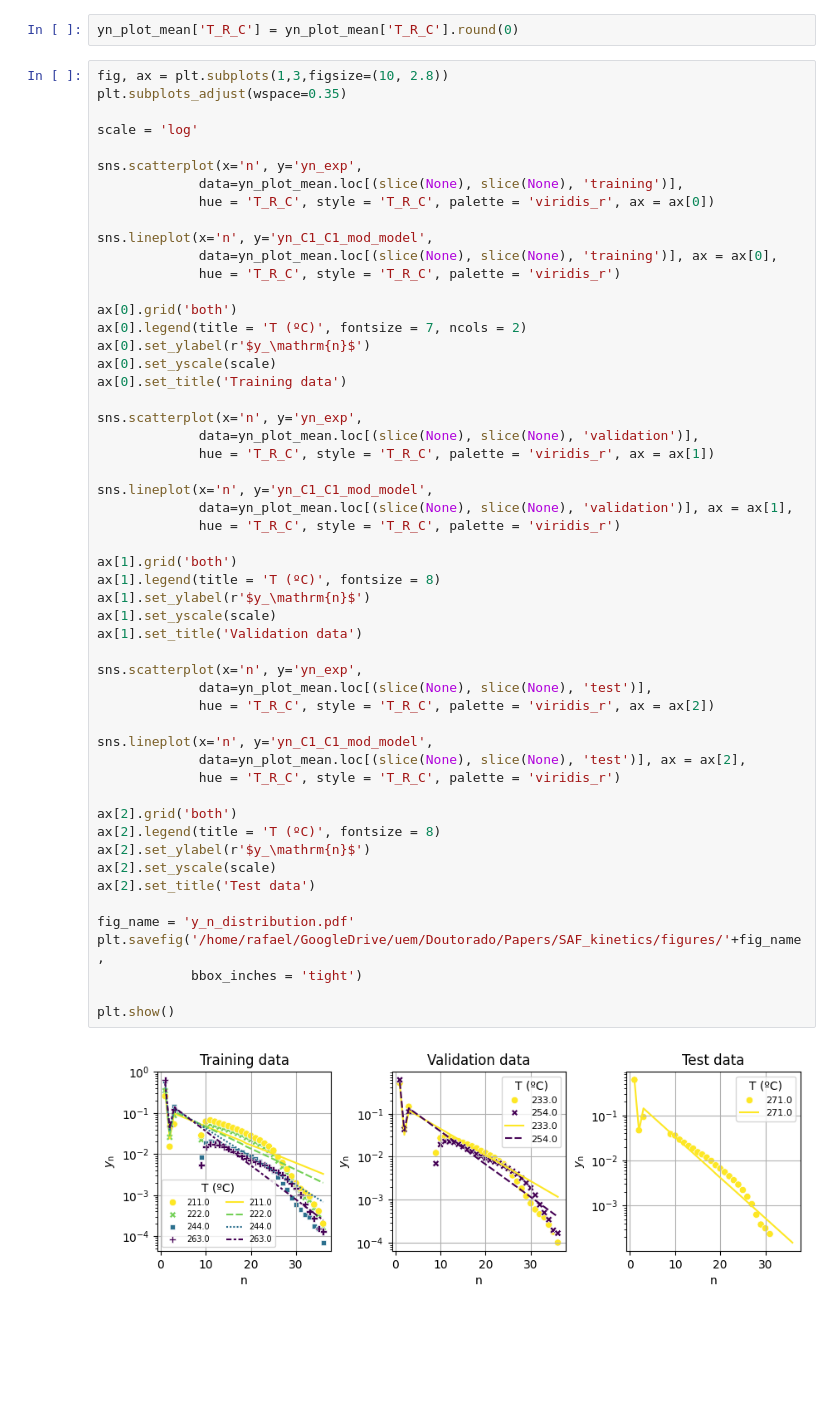
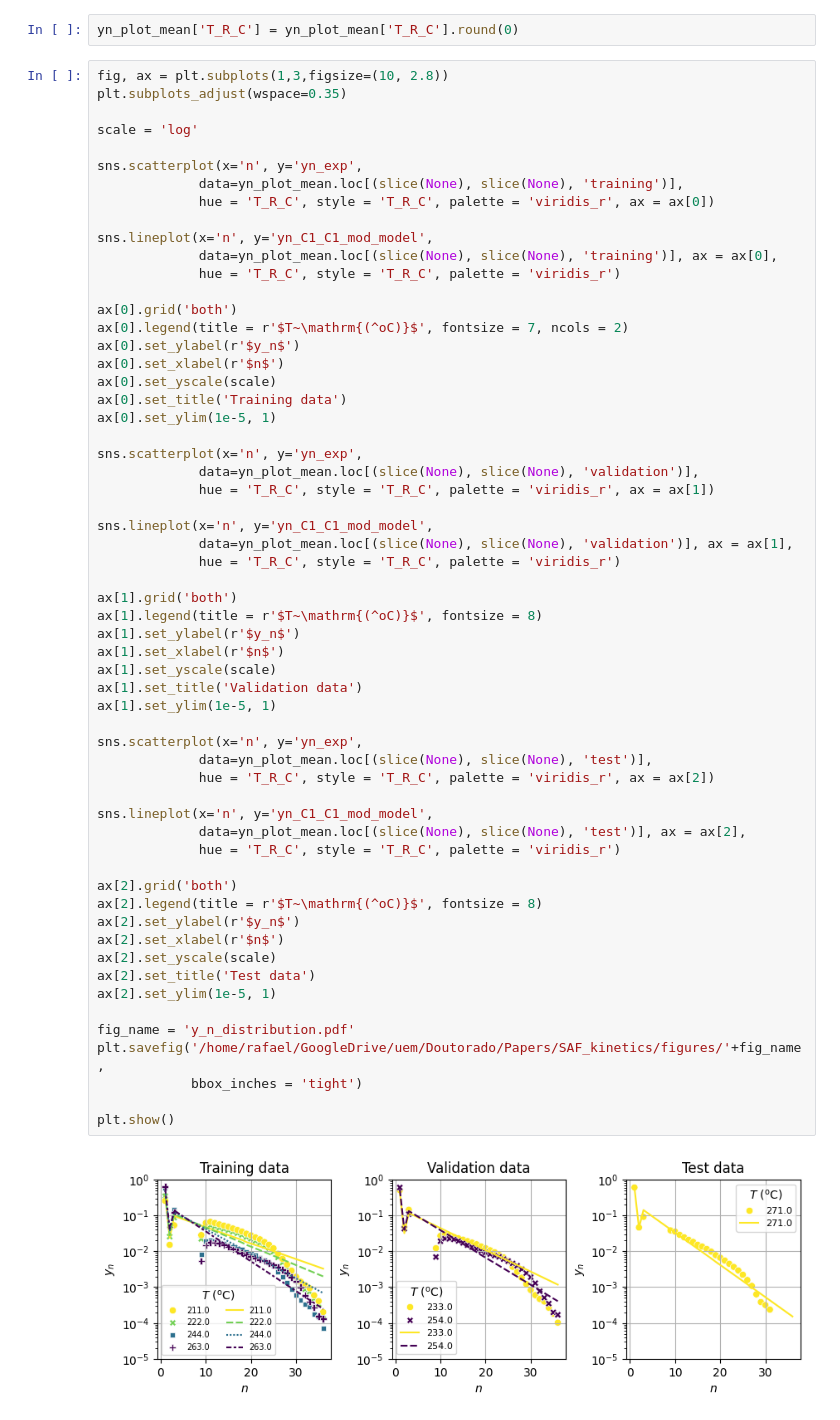
Before and after one commit to rafaelbeloduarte/SAF_kinetics_paper_code_with_WGS, a Jupyter notebook: plot_alpha.ipynb, the cells around one changed output. Drawn from its saved outputs; the diff is of its cells as text; blank space fills up the shorter version.

```diff
--- a/plot_alpha.ipynb
+++ b/plot_alpha.ipynb
@@ -344,46 +341,52 @@ sns.lineplot(x='n', y='yn_C1_C1_mod_model',
              hue = 'T_R_C', style = 'T_R_C', palette = 'viridis_r')
 
 ax[0].grid('both')
-ax[0].legend(title = 'T (ºC)', fontsize = 7, ncols = 2)
-ax[0].set_ylabel(r'$y_\mathrm{n}$')
+ax[0].legend(title = r'$T~\mathrm{(^oC)}$', fontsize = 7, ncols = 2)
+ax[0].set_ylabel(r'$y_n$')
+ax[0].set_xlabel(r'$n$')
 ax[0].set_yscale(scale)
 ax[0].set_title('Training data')
+ax[0].set_ylim(1e-5, 1)
 
 sns.scatterplot(x='n', y='yn_exp',
              data=yn_plot_mean.loc[(slice(None), slice(None), 'validation')],
              hue = 'T_R_C', style = 'T_R_C', palette = 'viridis_r', ax = ax[1])
 
 sns.lineplot(x='n', y='yn_C1_C1_mod_model',
              data=yn_plot_mean.loc[(slice(None), slice(None), 'validation')], ax = ax[1],
              hue = 'T_R_C', style = 'T_R_C', palette = 'viridis_r')
 
 ax[1].grid('both')
-ax[1].legend(title = 'T (ºC)', fontsize = 8)
-ax[1].set_ylabel(r'$y_\mathrm{n}$')
+ax[1].legend(title = r'$T~\mathrm{(^oC)}$', fontsize = 8)
+ax[1].set_ylabel(r'$y_n$')
+ax[1].set_xlabel(r'$n$')
 ax[1].set_yscale(scale)
 ax[1].set_title('Validation data')
+ax[1].set_ylim(1e-5, 1)
 
 sns.scatterplot(x='n', y='yn_exp',
              data=yn_plot_mean.loc[(slice(None), slice(None), 'test')],
              hue = 'T_R_C', style = 'T_R_C', palette = 'viridis_r', ax = ax[2])
 
 sns.lineplot(x='n', y='yn_C1_C1_mod_model',
              data=yn_plot_mean.loc[(slice(None), slice(None), 'test')], ax = ax[2],
              hue = 'T_R_C', style = 'T_R_C', palette = 'viridis_r')
 
 ax[2].grid('both')
-ax[2].legend(title = 'T (ºC)', fontsize = 8)
-ax[2].set_ylabel(r'$y_\mathrm{n}$')
+ax[2].legend(title = r'$T~\mathrm{(^oC)}$', fontsize = 8)
+ax[2].set_ylabel(r'$y_n$')
+ax[2].set_xlabel(r'$n$')
 ax[2].set_yscale(scale)
 ax[2].set_title('Test data')
+ax[2].set_ylim(1e-5, 1)
 
 fig_name = 'y_n_distribution.pdf'
 plt.savefig('/home/rafael/GoogleDrive/uem/Doutorado/Papers/SAF_kinetics/figures/'+fig_name,
             bbox_inches = 'tight')
 
 plt.show()
 # %% [output]
-[figure, old version]
+[figure, new version]
 # %%
 fig, ax = plt.subplots(1,3,figsize=(10, 2.8))
 plt.subplots_adjust(wspace=0.35)
```
Also changed, not shown: parts of 3 cells of this notebook, 4 other files.
